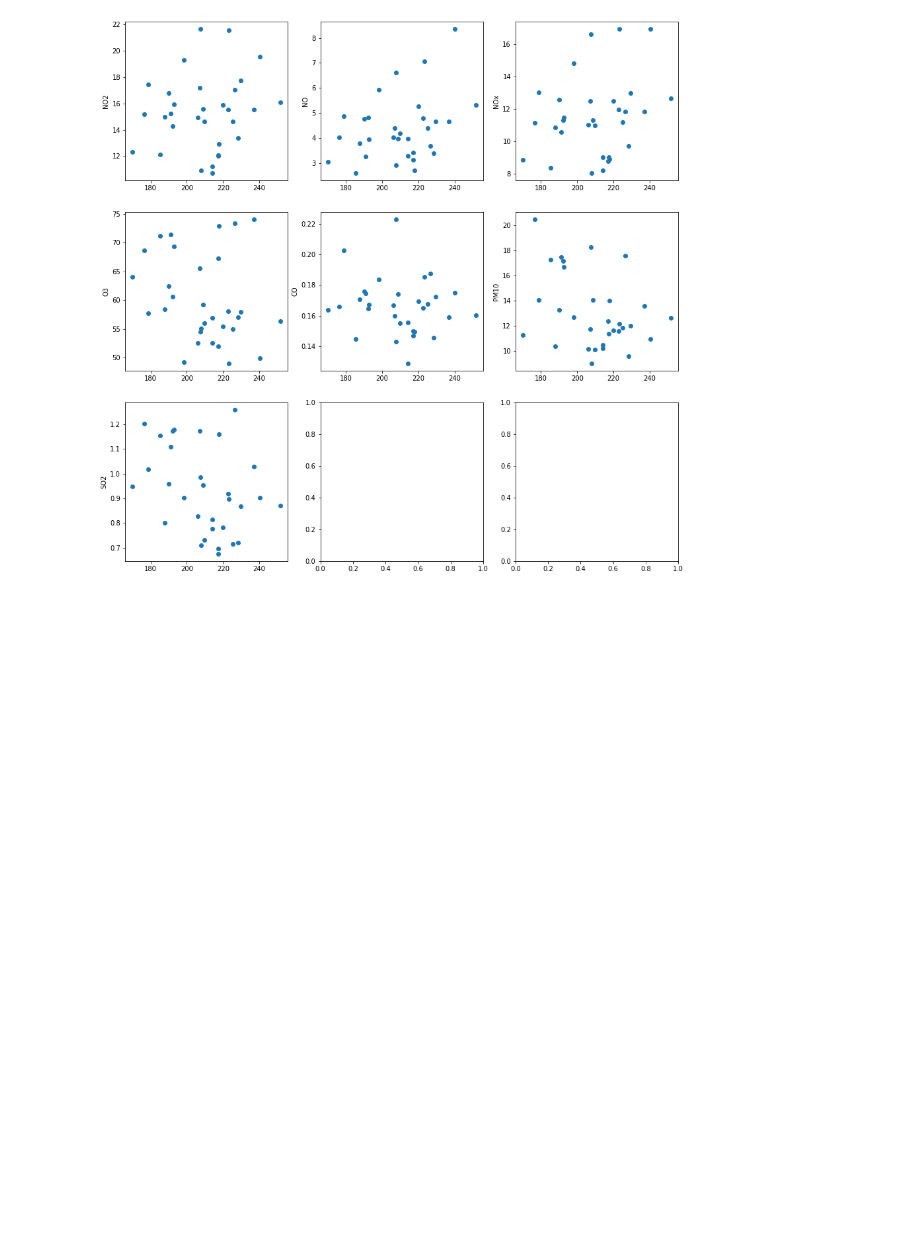
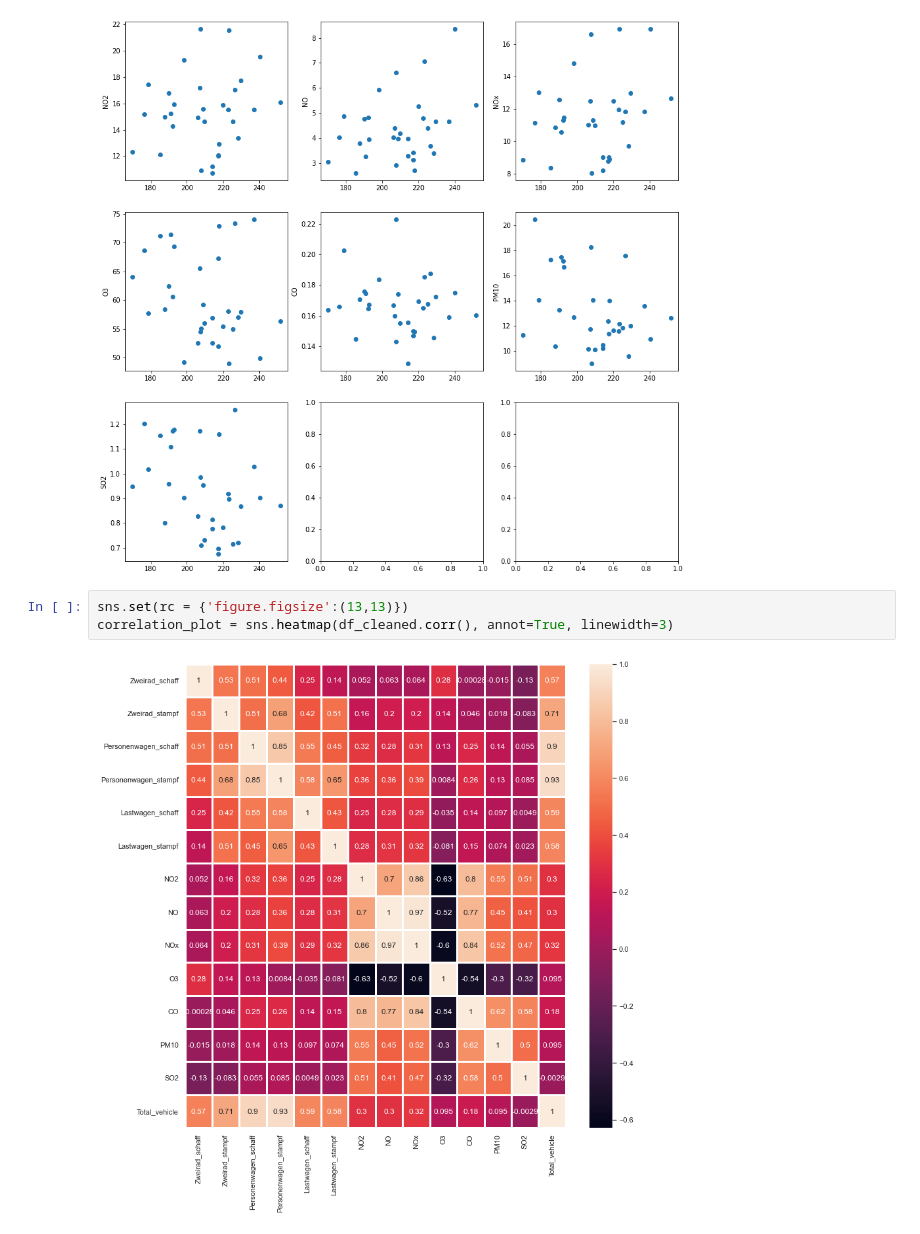
Before and after one commit to lfranceschetti/data_science_project, a Jupyter notebook: python_scripts/Airqual_vs_#cars.ipynb, the cells around one changed output. Saved outputs shown, nothing was run; the diff lists cells and outputs as text; blank space fills up the shorter version.

Commit message:
Correlation plot between number of Car & Air.Qual.

```diff
--- a/python_scripts/Airqual_vs_#cars.ipynb
+++ b/python_scripts/Airqual_vs_#cars.ipynb
@@ -186,3 +187,8 @@ ax[2,0].set_ylabel('SO2')
 # %% [output]
 Text(0, 0.5, 'SO2')
 [figure]
+# %%
+sns.set(rc = {'figure.figsize':(13,13)})
+correlation_plot = sns.heatmap(df_cleaned.corr(), annot=True, linewidth=3)
+# %% [output]
+[figure, added]
```
Also changed, not shown: parts of 1 cell of this notebook.
